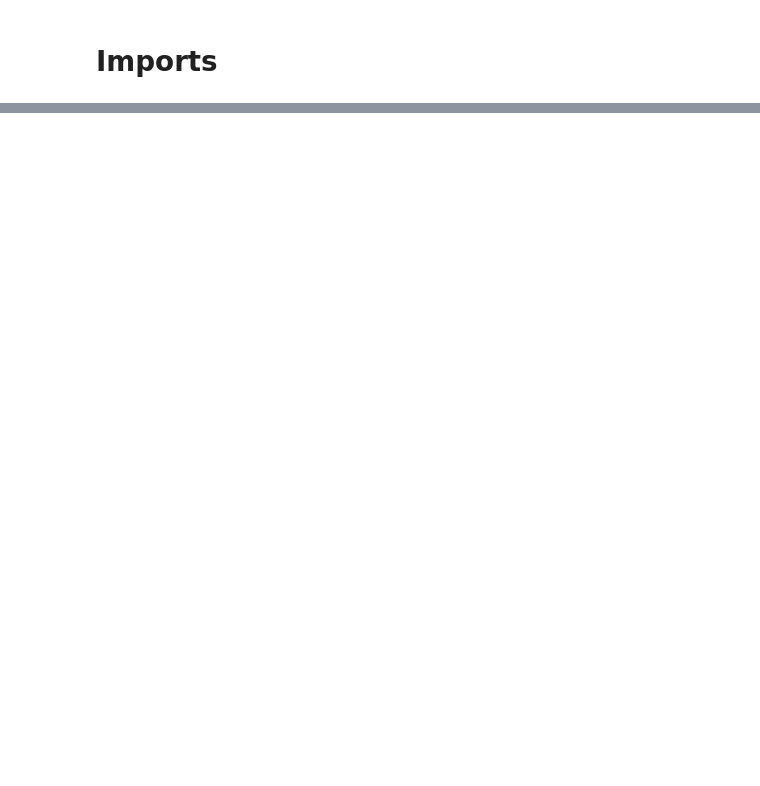
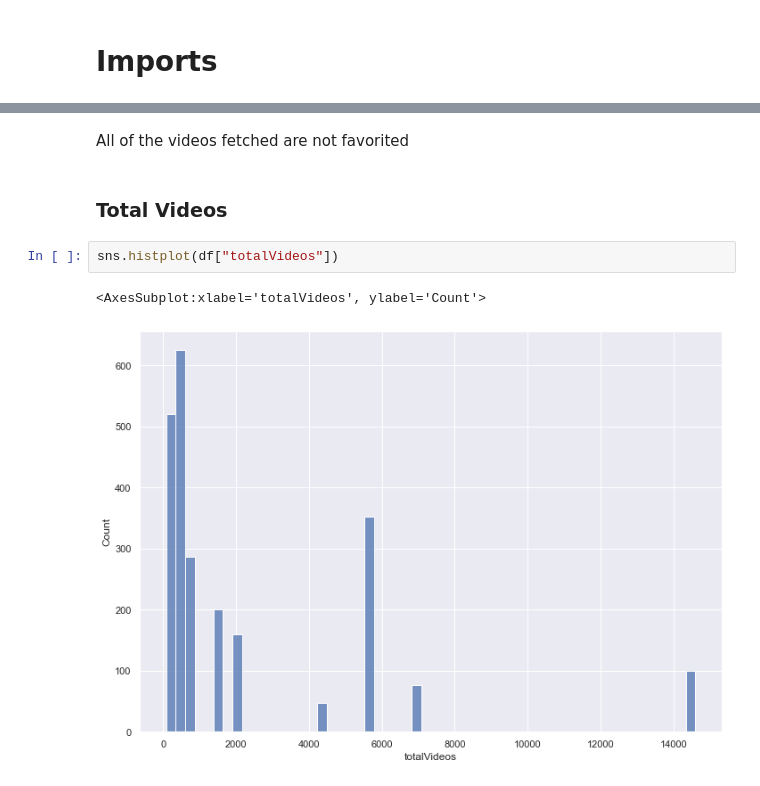
Before and after one commit to tontan2545/2143488-Big-Data-AI-Final-Project, a Jupyter notebook: model.ipynb, the cells around one changed output, grey strips where cells are left out. Cells and saved outputs as stored; diff of their text form; blank space fills up the shorter version.

```diff
--- a/model.ipynb
+++ b/model.ipynb
@@ -24,0 +124,9 @@ channels_df.head()
+# %% [markdown]
+All of the videos fetched are not favorited
+# %% [markdown]
+### Total Videos
+# %%
+sns.histplot(df["totalVideos"])
+# %% [output]
+<AxesSubplot:xlabel='totalVideos', ylabel='Count'>
+[figure, added]
```
Also changed, not shown: parts of 53 cells of this notebook.
